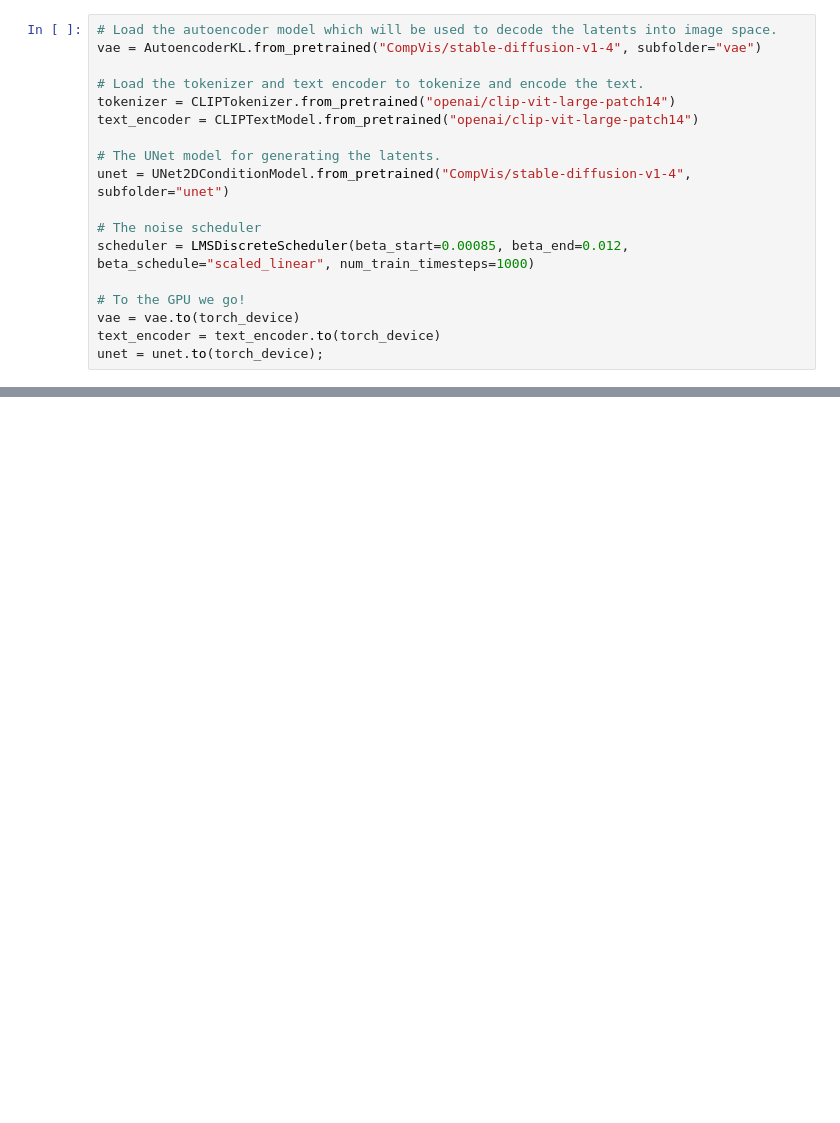
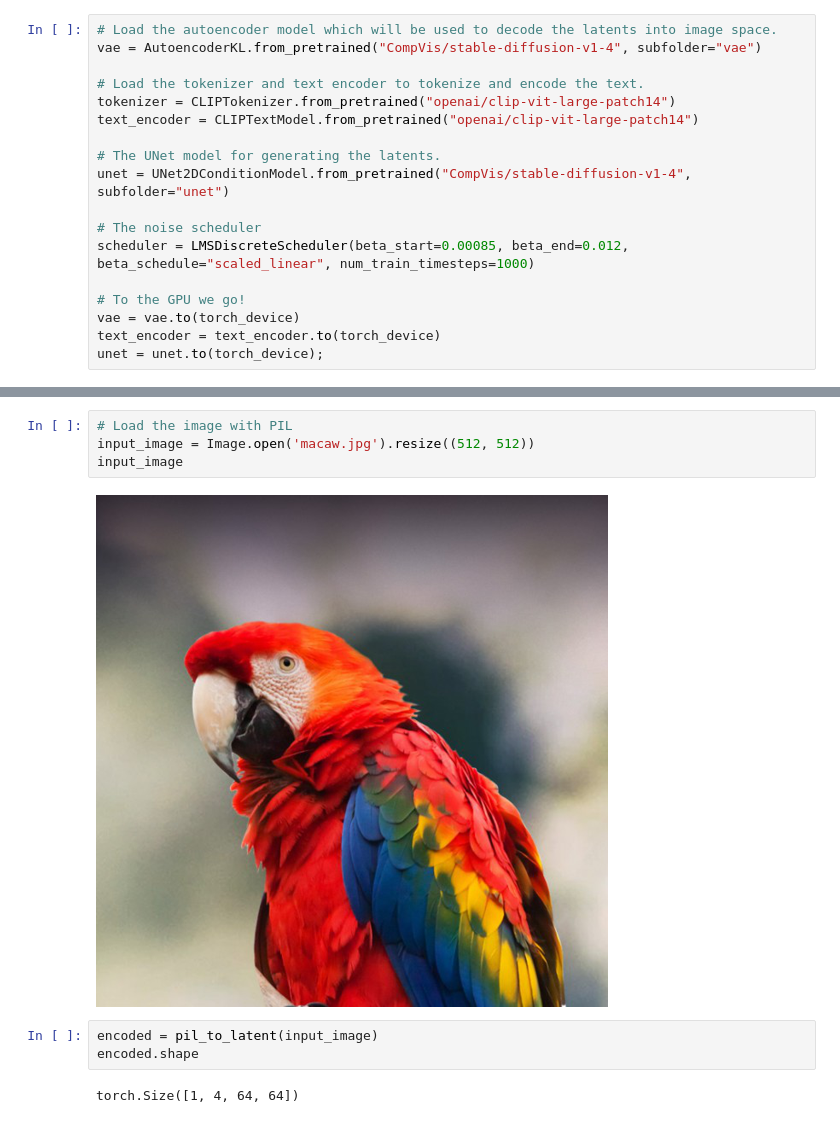
Before and after one commit to bellmake/stable_diffusion_foundations, a Jupyter notebook: stable_diffusion_deep_dive.ipynb, the cells around one changed output, grey strips where cells are left out. Drawn from its saved outputs; the diff is of its cells as text; blank space fills up the shorter version.

```diff
--- a/stable_diffusion_deep_dive.ipynb
+++ b/stable_diffusion_deep_dive.ipynb
@@ -50,0 +149,11 @@ unet = unet.to(torch_device);
+# %%
+# Load the image with PIL
+input_image = Image.open('macaw.jpg').resize((512, 512))
+input_image
+# %% [output]
+[figure, added]
+# %%
+encoded = pil_to_latent(input_image)
+encoded.shape
+# %% [output]
+torch.Size([1, 4, 64, 64])
```
Also changed, not shown: parts of 14 cells of this notebook.
